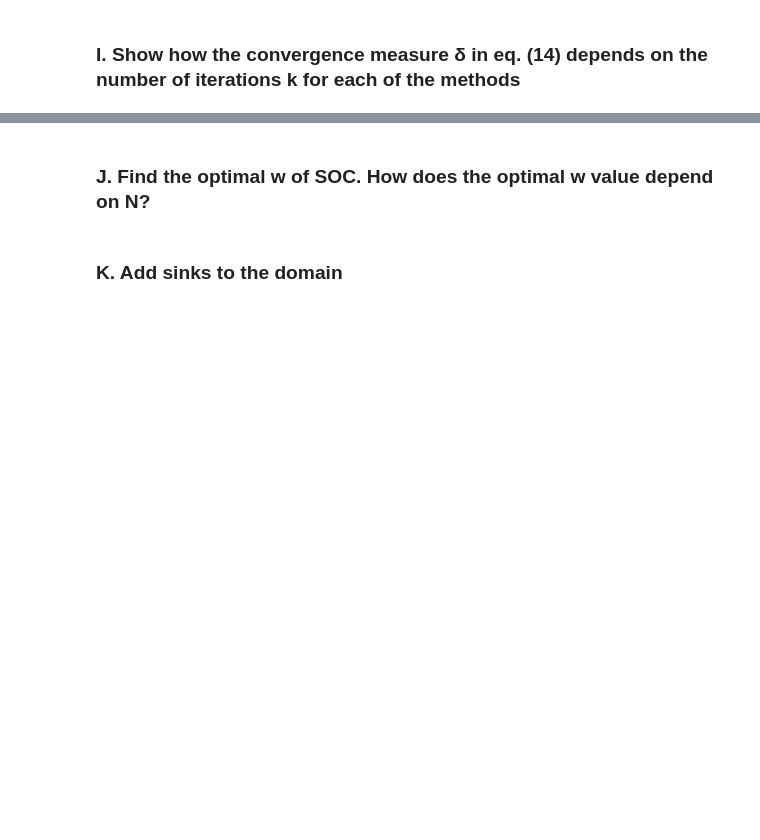
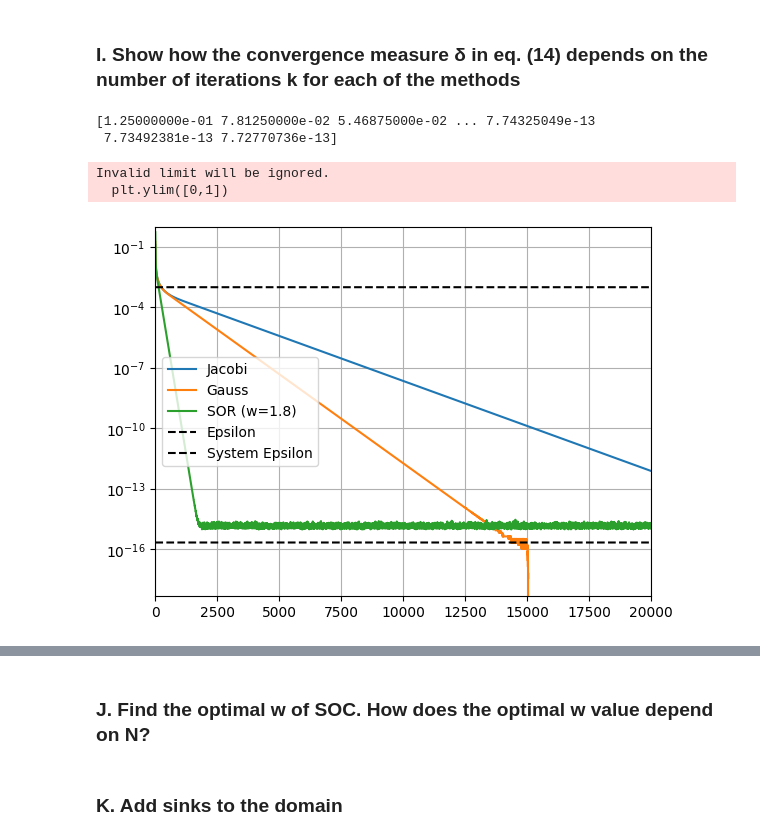
Before and after one commit to NitaiNijholt/ScientificComputing, a Jupyter notebook: assignment_1 - Copia.ipynb, the cells around one changed output, grey strips where cells are left out. Drawn from its saved outputs; the diff is of its cells as text; code cells hidden in the pictures; blank space fills up the shorter version.

```diff
--- a/assignment_1 - Copia.ipynb
+++ b/assignment_1 - Copia.ipynb
@@ -431,2 +562,10 @@ N = 50
 # %% [markdown]
 ### I. Show how the convergence measure δ in eq. (14) depends on the number of iterations k for each of the methods
+# %%
+# Set the epsilon value
+EPSILON = 0.0001
+
+# Use the previous simulations
+c_sim_jacobi = np.load('c_sim_jacobi.npy')
+c_sim_gaussi = np.load('c_sim_gaussi.npy')
+c_sim_succor = np.load('c_sim_succor.npy')
@@ -432,0 +576,43 @@ N = 50
+# %%
+# Compute the max cell difference from pervious timestep
+# For all methods
+max_jacobi = np.zeros(c_sim_jacobi.shape[0]-1)
+max_gaussi = np.zeros(c_sim_gaussi.shape[0]-1)
+max_succor = np.zeros(c_sim_succor.shape[0]-1)
+
+for i in range(c_sim_jacobi.shape[0]-1):
+    max_jacobi[i] = np.max(np.abs(c_sim_jacobi[i+1,:,:] - c_sim_jacobi[i,:,:]))
+    max_gaussi[i] = np.max(np.abs(c_sim_gaussi[i+1,:,:] - c_sim_gaussi[i,:,:]))
+    max_succor[i] = np.max(np.abs(c_sim_succor[i+1,:,:] - c_sim_succor[i,:,:]))
+# %%
+max_jacobi.shape
+print(max_jacobi)
+# %% [output]
+[1.25000000e-01 7.81250000e-02 5.46875000e-02 ... 7.74325049e-13
+ 7.73492381e-13 7.72770736e-13]
+# %%
+import sys
+
+print()
+
+SYS_EPSILON = sys.float_info.epsilon
+
+
+plt.semilogy(np.arange(19999),max_jacobi,label='Jacobi')
+plt.semilogy(np.arange(19999),max_gaussi,label='Gauss')
+plt.semilogy(np.arange(19999),max_succor,label=f'SOR (w={W})')
+
+plt.semilogy(np.arange(19999),np.ones(19999)*EPSILON,label='Epsilon',c='black',ls='--')
+plt.semilogy(np.arange(19999),np.ones(19999)*SYS_EPSILON,label='System Epsilon',c='black',ls='--')
+
+
+
+plt.legend()
+plt.xlim([0,20000])
+plt.ylim([0,1])
+
+plt.grid()
+# %% [output]
+Invalid limit will be ignored.
+  plt.ylim([0,1])
+[figure, added]
```
Also changed, not shown: parts of 29 cells of this notebook.
